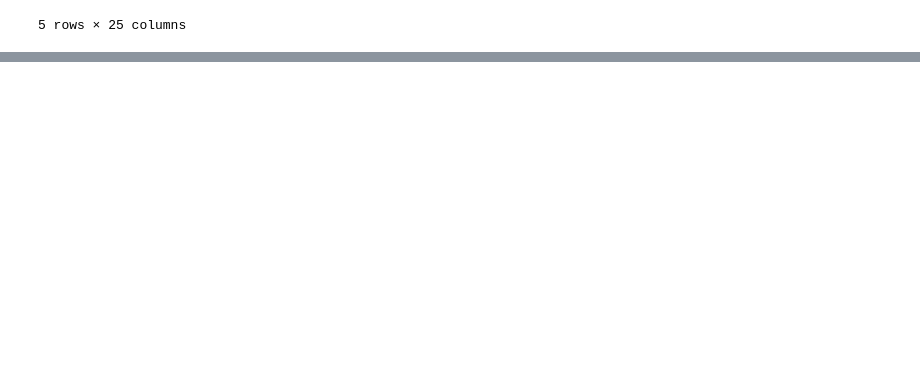
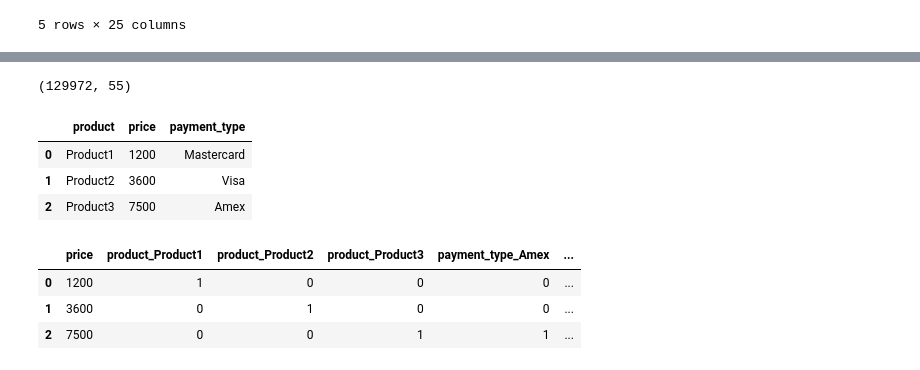
Before and after one commit to sanchopanso92/IDE, a Jupyter notebook: Working_theory/EDA/EDA-3. Проектирование признаков/theory.ipynb, the cells around one changed output, grey strips where cells are left out. Saved outputs shown, nothing was run; the diff lists cells and outputs as text; code cells hidden in the pictures; blank space fills up the shorter version.

```diff
--- a/Working_theory/EDA/EDA-3. Проектирование признаков/theory.ipynb
+++ b/Working_theory/EDA/EDA-3. Проектирование признаков/theory.ipynb
@@ -246,0 +294,29 @@ df.head()
+# %%
+bin_encoder = ce.BinaryEncoder(cols=['taster_twitter_handle']) # указываем столбец для кодирования  OneHotEncoder
+type_bin = bin_encoder.fit_transform(df['taster_twitter_handle'])
+df = pd.concat([df, type_bin], axis=1)
+df.shape
+# %% [output]
+(129972, 55)
+# %%
+list_of_dicts = [
+ {'product': 'Product1', 'price': 1200, 'payment_type': 'Mastercard'},
+ {'product': 'Product2', 'price': 3600, 'payment_type': 'Visa'},
+ {'product': 'Product3', 'price': 7500, 'payment_type': 'Amex'}
+]
+df_= pd.DataFrame(list_of_dicts)
+df_.head()
+# %% [output]
+|  | product | price | payment_type |
+| 0 | Product1 | 1200 | Mastercard |
+| 1 | Product2 | 3600 | Visa |
+| 2 | Product3 | 7500 | Amex |
+# %%
+df_ = pd.get_dummies(df_, columns=['product','payment_type'])
+# %%
+df_
+# %% [output]
+|  | price | product_Product1 | product_Product2 | product_Product3 | payment_type_Amex | ... |
+| 0 | 1200 | 1 | 0 | 0 | 0 | ... |
+| 1 | 3600 | 0 | 1 | 0 | 0 | ... |
+| 2 | 7500 | 0 | 0 | 1 | 1 | ... |
```
Also changed, not shown: parts of 15 cells of this notebook, 11 other files.
